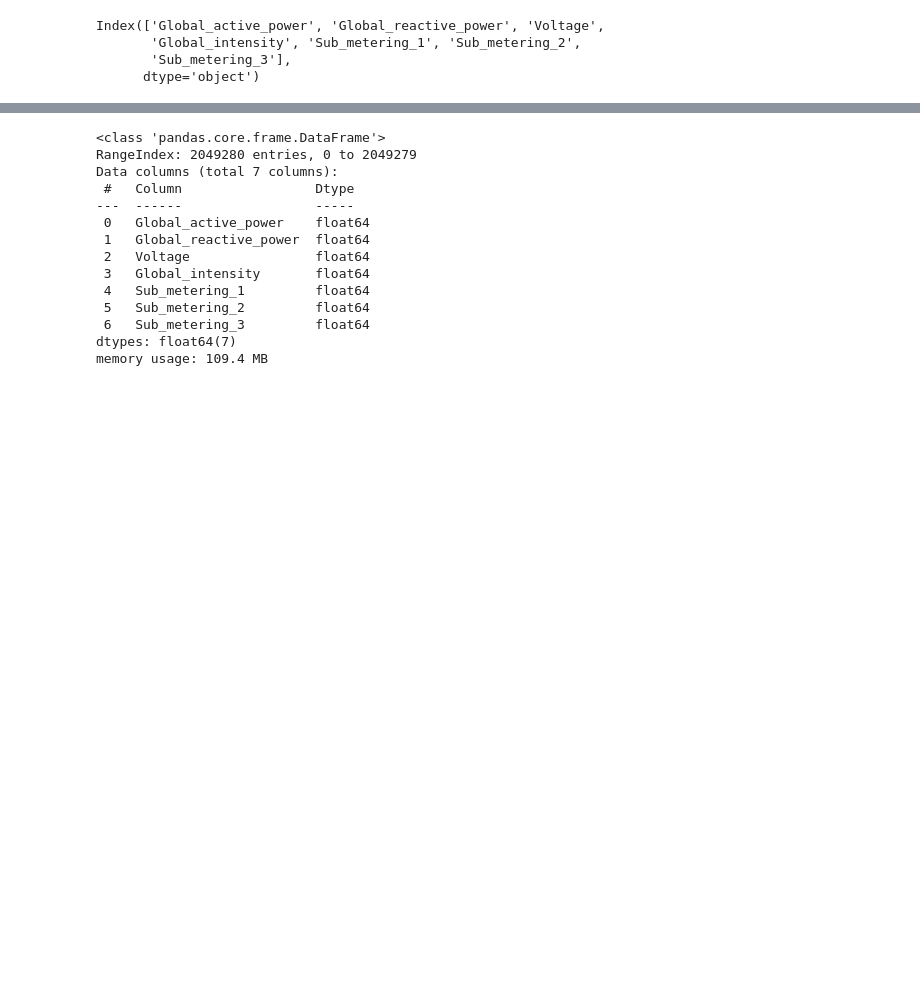
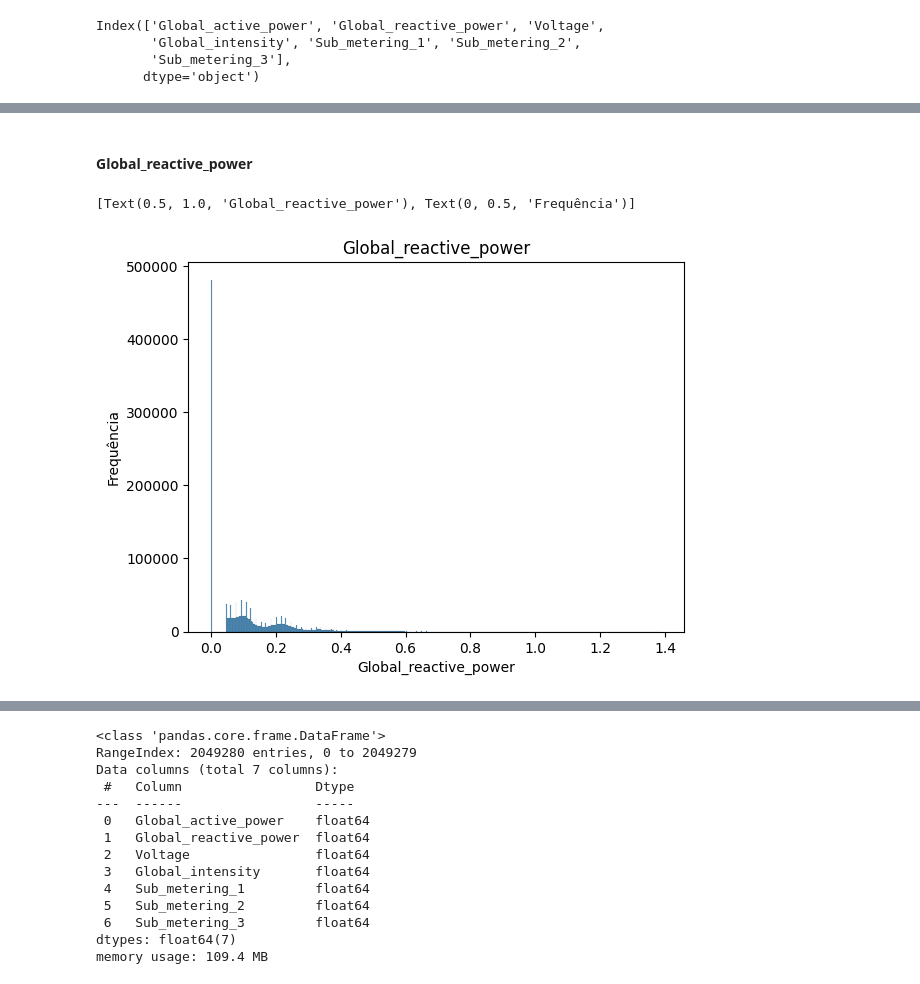
Before and after one commit to OzeasSantosn/DataScience, a Jupyter notebook: Segmentacao Clientes - Clusterizacao/Consumer Classification/consumer_classification.ipynb, the cells around one changed output, grey strips where cells are left out. Saved outputs shown, nothing was run; the diff lists cells and outputs as text; code cells hidden in the pictures; blank space fills up the shorter version.

```diff
--- a/Segmentacao Clientes - Clusterizacao/Consumer Classification/consumer_classification.ipynb
+++ b/Segmentacao Clientes - Clusterizacao/Consumer Classification/consumer_classification.ipynb
@@ -178,0 +160,8 @@ figura.show()
+# %% [markdown]
+#### Global_reactive_power
+# %%
+f = sns.histplot(x='Global_reactive_power', data= df_elect, stat='count')
+f.set(title='Global_reactive_power', ylabel='Frequência')
+# %% [output]
+[Text(0.5, 1.0, 'Global_reactive_power'), Text(0, 0.5, 'Frequência')]
+[figure, added]
```
Also changed, not shown: parts of 16 cells of this notebook, 1 other file.
